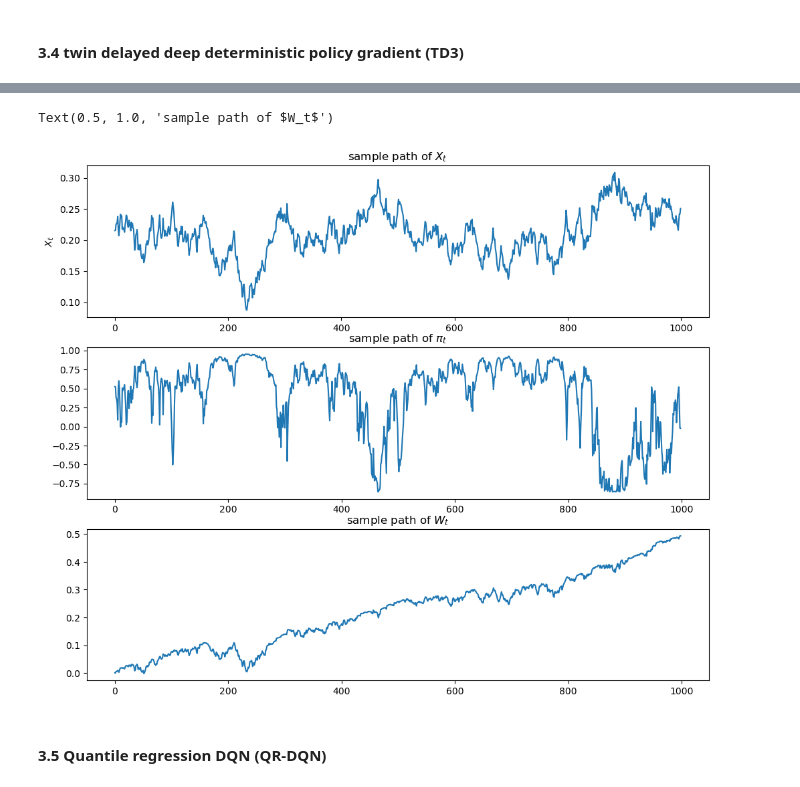
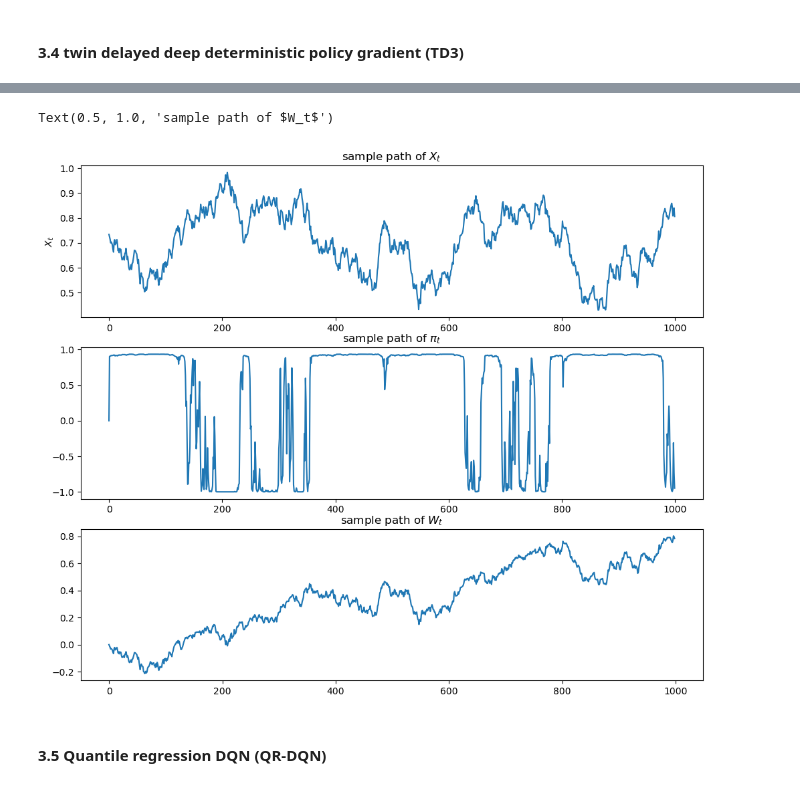
Before and after one commit to quintengeerts2000/MasterThesis-DRL_applications_to_stat_arb, a Jupyter notebook: monte_carlo_simulators/OU_reinforcement_learning.ipynb, the cells around one changed output, grey strips where cells are left out. Saved outputs shown, nothing was run; the diff lists cells and outputs as text; code cells hidden in the pictures.

Commit message:
optimised models, changed environment for tc

```diff
--- a/monte_carlo_simulators/OU_reinforcement_learning.ipynb
+++ b/monte_carlo_simulators/OU_reinforcement_learning.ipynb
@@ -271,20 +271,20 @@ tau  = 0.005 # Target network update rate
 #r = 0.0
 #tc = 0.0
 #env = TradingEnvironment(process,T,r,p,mode='intensity', max_pi=100, max_change=20,initial_wealth=0, transaction_costs=tc)
-
+N = 1
 p = np.ones(N)
 #process = ornstein_uhlenbeck_process(theta,mu,sigma,delta_t)
-#N = 1
+#
 process = OU_process_shuffler(N,T,L)
 r = 0.0
-tc = 0.0
+tc = 0.002
 env = TradingEnvironment(process,T,r,p,mode='portfolio', max_pi=1, max_change=1,initial_wealth=0, transaction_costs=tc)
 
 #writer = SummaryWriter("runs/"+"DQN_LL_new_1")
-frames = 100000
-seed = 10
-BUFFER_SIZE = 10000
-BATCH_SIZE = 96
+frames = 150000
+seed = 1
+BUFFER_SIZE = 1000000
+BATCH_SIZE = 64
 GAMMA = 0.99
 TAU = 1e-2
 eps_frames=5000
@@ -353,14 +353,17 @@ for frame in range(1, frames+1):
             eps = max(min_eps - min_eps*((frame-eps_frames)/(frames-eps_frames)), 0.001)
 
     # evaluation runs
-    if frame % 1000 == 0:
-        eval_runs(eps, frame)
+    #if frame % 1000 == 0:
+       # eval_runs(eps, frame)
 
     if done:
         scores_window.append(score)       # save most recent score
         scores.append(score)              # save most recent score
         #writer.add_scalar("Average100", np.mean(scores_window), frame)
         output_history.append(np.mean(scores_window))
+        clear_output(True)
+        plt.plot(output_history)
+        plt.show()
         print('\rEpisode {}\tFrame {} \tAverage Score: {:.2f}'.format(i_episode, frame, np.mean(scores_window)), end="")
         if i_episode % 100 == 0:
             print('\rEpisode {}\tFrame {}\tAverage Score: {:.2f}'.format(i_episode,frame, np.mean(scores_window)))
@@ -479,7 +472,7 @@ def eval_policy(policy, env, seed, eval_episodes=1):
 	return avg_reward
 
 # PARAMETERS
-seed = 100
+seed = 10011
 alpha = 0.99 # Discount factor
 tau  = 0.005 # Target network update rate
 
@@ -496,15 +489,15 @@ p = np.ones(N)
 #N = 1
 process = OU_process_shuffler(N,T,L)
 r = 0.0
-tc = 0.0
+tc = 0.002
 env = TradingEnvironment(process,T,r,p,mode='portfolio', max_pi=1, max_change=1,initial_wealth=0, transaction_costs=tc)
 
 HIDDEN_DIM = 64
 
 POLICY_NOISE =  0.2 # Noise added to target policy during critic update
-MAX_ACTION = 20
+MAX_ACTION = 1
 POLICY_FREQ = 2 # Frequency of delayed policy updates
-MAX_TIMESTEPS = 100000 # Max time steps to run environment
+MAX_TIMESTEPS = 150000 # Max time steps to run environment
 EXPL_NOISE = 0.1 # Std of Gaussian exploration noise
 START_TIMESTEPS = 5000 #25e3 # Time steps initial random policy is used
 NOISE_CLIP =  0.5 # Range to clip target policy noise
@@ -520,7 +513,7 @@ env.action_space.seed(seed)
 torch.manual_seed(seed)
 np.random.seed(seed)
 
-state_dim = 4*N # env.observation_space.shape[0]
+state_dim = 4 # env.observation_space.shape[0]
 action_dim = env.action_space.shape[0]
 max_action = float(env.action_space.high[0])
 
@@ -558,6 +551,7 @@ scores = []                        # list containing scores from each episode
 scores_window = deque(maxlen=100)  # last 100 scores
 output_history = []
 episode_num = 0
+i_episode = 0
 
 for t in range(int(MAX_TIMESTEPS)):
 
@@ -602,6 +596,9 @@ for t in range(int(MAX_TIMESTEPS)):
         eval_score = eval_policy(policy, env, seed,eval_episodes=1)
         scores_window.append(eval_score)       # save most recent score
         output_history.append(np.mean(scores_window))
+        clear_output(True)
+        plt.plot(output_history)
+        plt.show()
         print('\rEpisode {}\tFrame {} \tAverage Score: {:.2f}'.format(i_episode, t, np.mean(scores_window)), end="")
         if i_episode % 100 == 0:
             print('\rEpisode {}\tFrame {}\tAverage Score: {:.2f}'.format(i_episode,t, np.mean(scores_window)))
@@ -622,30 +614,30 @@ plt.plot(output_history)
 # %%
 state, _ = env.reset()
 done = False
 val_predictions = []
 while not done:
     #state = torch.FloatTensor(state[:N]).unsqueeze(0)
     state = dict_to_features(state)
 
     action = policy.select_action(np.array(state))
     #val_predictions.append(value_pred.detach().item())
     state, reward, done, _ = env.step(action)
 
 fig, ax = plt.subplots(3,1,figsize=(12,10))
 #fig.suptitle(fr'One asset reinforcement learning agent $\theta$: {env.process.theta.item()}, $\sigma$: {env.process.sigma.item()}', fontsize=16, y = 0.97)
 # plot a sample path of the wealth
 ax[0].plot(env.X.transpose())
 ax[0].set_title(r'sample path of $X_t$')
 ax[0].set_ylabel(r'$X_t$')
 #ax[0].set_xlabel('Time')
-ax[1].plot(np.array(env.alloc).sum(axis=1).reshape(-1))
+ax[1].plot(np.array(env.alloc).sum(axis=0).reshape(-1))
 ax[1].set_title(r'sample path of $\pi_t$')
 
 ax[2].plot(env.W[:-1])
 ax[2].set_title(r'sample path of $W_t$')
 # %% [output]
 Text(0.5, 1.0, 'sample path of $W_t$')
-[figure, old version]
+[figure, new version]
 # %% [markdown]
 #### 3.5 Quantile regression DQN (QR-DQN)
 # %%
```
Also changed, not shown: parts of 19 cells of this notebook, 5 other files.
